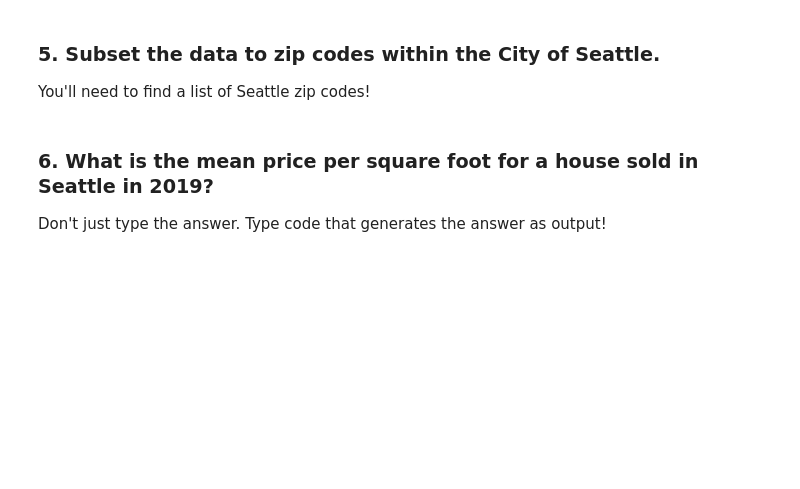
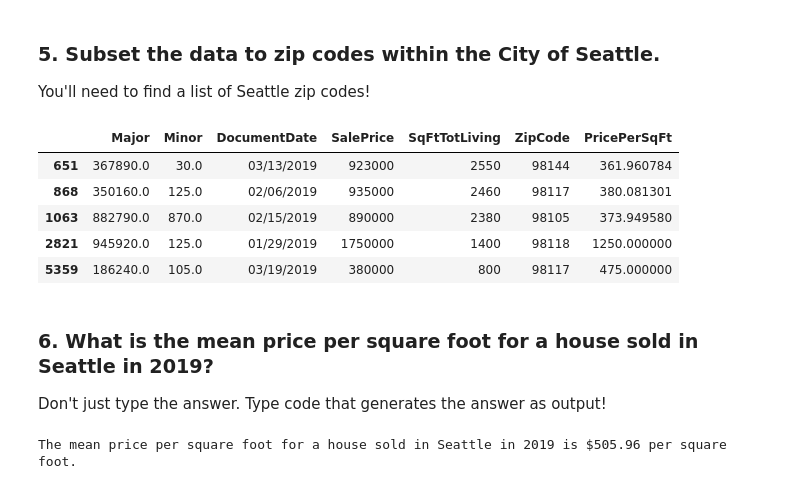
Before and after one commit to sherzyang/pandas-3-data-cleaning-seattle-ds-career-040119, a Jupyter notebook: pandas-3-data-cleaning.ipynb, the cells around one changed output. Drawn from its saved outputs; the diff is of its cells as text; code cells hidden in the pictures; blank space fills up the shorter version.

```diff
--- a/pandas-3-data-cleaning.ipynb
+++ b/pandas-3-data-cleaning.ipynb
@@ -336,8 +451,31 @@ Before.head()
 
 You'll need to find a list of Seattle zip codes!
 # %%
-seattle_zips = [98101, 98102, 98103, 98104, 98105, 98106, 98107, 98108, 98109, 98112, 98115, 98116, 98117, 98118, 98119, 98121, 98122, 98125, 98126, 98133, 98134, 98136, 98144, 98146, 98154, 98164, 98174, 98177, 98178, 98195, 98199]
+#I am not sure why the following does not work
+# def seattle_city_only(zipcode):
+#     seattle_zips = ['98101', '98102', '98103', '98104', '98105', '98106', '98107', '98108', '98109', '98112', '98115', '98116', '98117', '98118', '98119', '98121', '98122', '98125', '98126', '98133', '98134', '98136', '98144', '98146', '98154', '98164', '98174', '98177', '98178', '98195', '98199']
+#     if zipcode in seattle_zips:
+#         return zipcode
+
+# city_of_seattle_2019_data = sales_data_2019.loc[sales_data_2019['ZipCode'].apply(seattle_city_only),:]
+# city_of_seattle_2019_data.head()
+
+#######
+seattle_zips = ['98101', '98102', '98103', '98104', '98105', '98106', '98107', '98108', '98109', '98112', '98115', '98116', '98117', '98118', '98119', '98121', '98122', '98125', '98126', '98133', '98134', '98136', '98144', '98146', '98154', '98164', '98174', '98177', '98178', '98195', '98199']
+city_of_seattle_2019_data = sales_data_2019.loc[sales_data_2019.ZipCode.isin(seattle_zips)]
+city_of_seattle_2019_data.head()
+# %% [output]
+|  | Major | Minor | DocumentDate | SalePrice | SqFtTotLiving | ZipCode | PricePerSqFt |
+| 651 | 367890.0 | 30.0 | 03/13/2019 | 923000 | 2550 | 98144 | 361.960784 |
+| 868 | 350160.0 | 125.0 | 02/06/2019 | 935000 | 2460 | 98117 | 380.081301 |
+| 1063 | 882790.0 | 870.0 | 02/15/2019 | 890000 | 2380 | 98105 | 373.949580 |
+| 2821 | 945920.0 | 125.0 | 01/29/2019 | 1750000 | 1400 | 98118 | 1250.000000 |
+| 5359 | 186240.0 | 105.0 | 03/19/2019 | 380000 | 800 | 98117 | 475.000000 |
 # %% [markdown]
 ### 6. What is the mean price per square foot for a house sold in Seattle in 2019?
 
 Don't just type the answer. Type code that generates the answer as output!
+# %%
+print("The mean price per square foot for a house sold in Seattle in 2019 is $"+str(round(city_of_seattle_2019_data.PricePerSqFt.mean(),2))+" per square foot.")
+# %% [output]
+The mean price per square foot for a house sold in Seattle in 2019 is $505.96 per square foot.
```
Also changed, not shown: parts of 15 cells of this notebook.
